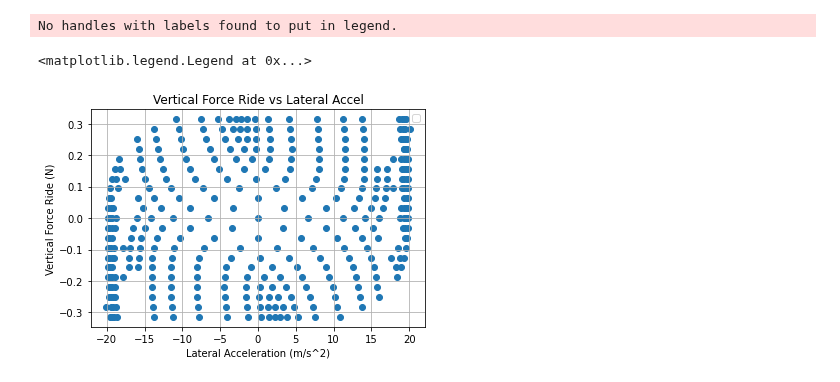
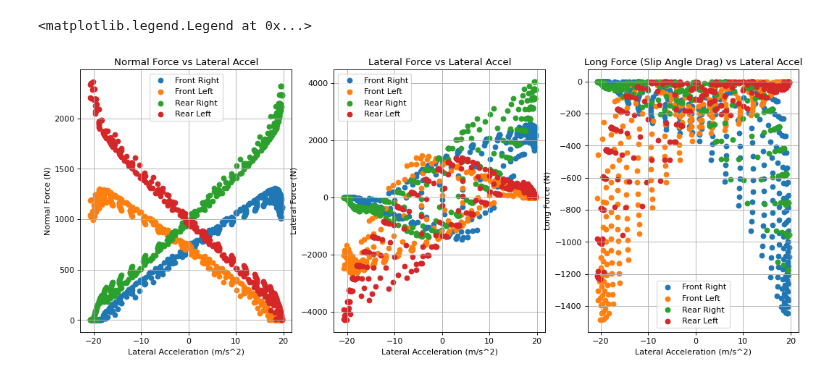
Before and after one commit to LonghornRacingElectric/magic_moment_method, a Jupyter notebook: analysis/MMM_plotter.ipynb, the cells around one changed output. Drawn from its saved outputs; the diff is of its cells as text; code cells hidden in the pictures.

```diff
--- a/analysis/MMM_plotter.ipynb
+++ b/analysis/MMM_plotter.ipynb
@@ -99,11 +47,35 @@ plt.legend()
-# %%
-plt.scatter(df["vehicle_accelerations_NTB_1"], df["steered_angle"])
-plt.title("Vertical Force Ride vs Lateral Accel")
-plt.grid()
-plt.ylabel("Vertical Force Ride (N)")
-plt.xlabel("Lateral Acceleration (m/s^2)")
-plt.legend()
-# %% [output]
-No handles with labels found to put in legend.
-<matplotlib.legend.Legend at 0x...>
-[figure, removed]
+# %%
+fig, axs = plt.subplots(1,3,figsize=(16, 6), dpi=80)
+
+axs[0].scatter(df["vehicle_accelerations_NTB_1"], df["front_left_tire_tire_centric_forces_2"], label = "Front Right")
+axs[0].scatter(df["vehicle_accelerations_NTB_1"], df["front_right_tire_tire_centric_forces_2"], label = "Front Left")
+axs[0].scatter(df["vehicle_accelerations_NTB_1"], df["rear_left_tire_tire_centric_forces_2"], label = "Rear Right")
+axs[0].scatter(df["vehicle_accelerations_NTB_1"], df["rear_right_tire_tire_centric_forces_2"], label = "Rear Left")
+axs[0].set_title("Normal Force vs Lateral Accel")
+axs[0].grid()
+axs[0].set_ylabel("Normal Force (N)")
+axs[0].set_xlabel("Lateral Acceleration (m/s^2)")
+axs[0].legend()
+
+axs[1].scatter(df["vehicle_accelerations_NTB_1"], df["front_left_tire_vehicle_centric_forces_1"], label = "Front Right")
+axs[1].scatter(df["vehicle_accelerations_NTB_1"], df["front_right_tire_vehicle_centric_forces_1"], label = "Front Left")
+axs[1].scatter(df["vehicle_accelerations_NTB_1"], df["rear_left_tire_vehicle_centric_forces_1"], label = "Rear Right")
+axs[1].scatter(df["vehicle_accelerations_NTB_1"], df["rear_right_tire_vehicle_centric_forces_1"], label = "Rear Left")
+axs[1].set_title("Lateral Force vs Lateral Accel")
+axs[1].grid()
+axs[1].set_ylabel("Lateral Force (N)")
+axs[1].set_xlabel("Lateral Acceleration (m/s^2)")
+axs[1].legend()
+
+axs[2].scatter(df["vehicle_accelerations_NTB_1"], df["front_left_tire_vehicle_centric_forces_0"], label = "Front Right")
+axs[2].scatter(df["vehicle_accelerations_NTB_1"], df["front_right_tire_vehicle_centric_forces_0"], label = "Front Left")
+axs[2].scatter(df["vehicle_accelerations_NTB_1"], df["rear_left_tire_vehicle_centric_forces_0"], label = "Rear Right")
+axs[2].scatter(df["vehicle_accelerations_NTB_1"], df["rear_right_tire_vehicle_centric_forces_0"], label = "Rear Left")
+axs[2].set_title("Long Force (Slip Angle Drag) vs Lateral Accel")
+axs[2].grid()
+axs[2].set_ylabel("Long Force (N)")
+axs[2].set_xlabel("Lateral Acceleration (m/s^2)")
+axs[2].legend()
+# %% [output]
+<matplotlib.legend.Legend at 0x...>
+[figure, added]
```
Also changed, not shown: parts of 22 cells of this notebook, 14 other files.
